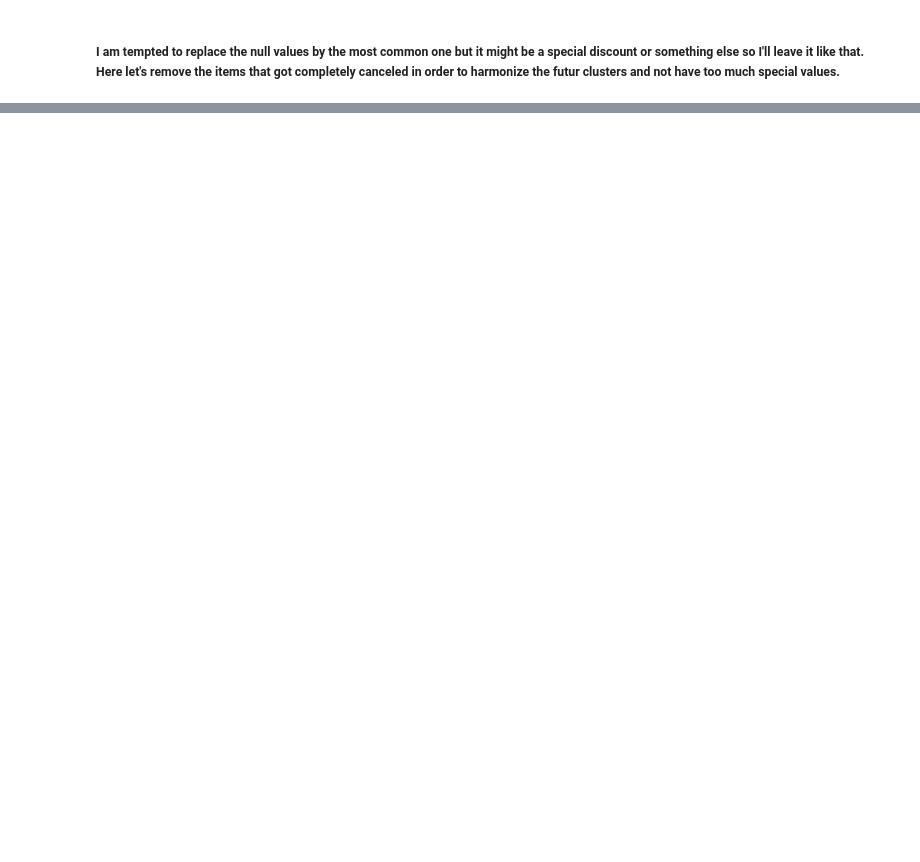
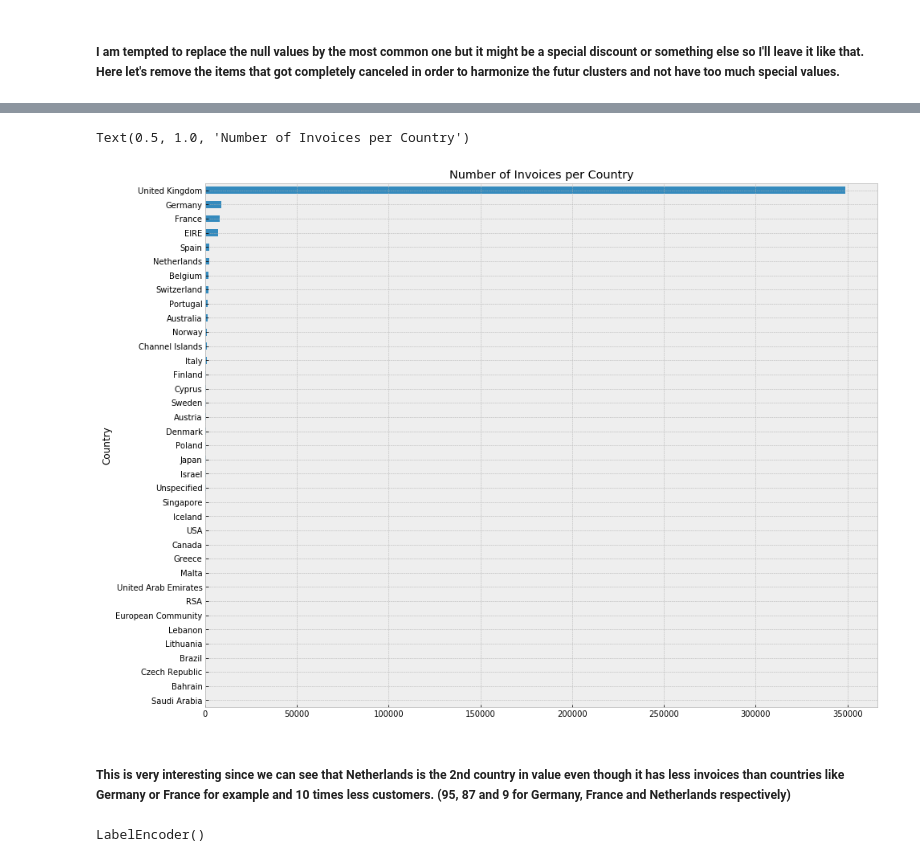
Before and after one commit to Vishvam17/Customer-Segmentation, a Jupyter notebook: E-Commerce Customer Segmentation.ipynb, the cells around one changed output, grey strips where cells are left out. Drawn from its saved outputs; the diff is of its cells as text; code cells hidden in the pictures; blank space fills up the shorter version.

Commit message:
Customer Segmentation and analysis

```diff
--- a/E-Commerce Customer Segmentation.ipynb
+++ b/E-Commerce Customer Segmentation.ipynb
@@ -377,0 +409,14 @@ df_cleaned[(df_cleaned['UnitPrice'] == 0)].head()
+# %%
+No_invoice_per_country = df_cleaned.groupby(["Country"])["InvoiceNo"].count().sort_values()
+No_invoice_per_country.plot(kind='barh', figsize=(15,12))
+plt.title("Number of Invoices per Country")
+# %% [output]
+Text(0.5, 1.0, 'Number of Invoices per Country')
+[figure, added]
+# %% [markdown]
+##### This is very interesting since we can see that Netherlands is the 2nd country in value even though it has less invoices than countries like Germany or France for example and 10 times less customers. (95, 87 and 9 for Germany, France and Netherlands respectively)
+# %%
+le = LabelEncoder()
+le.fit(df_cleaned['Country'])
+# %% [output]
+LabelEncoder()
```
Also changed, not shown: parts of 133 cells of this notebook, 4 other files.
